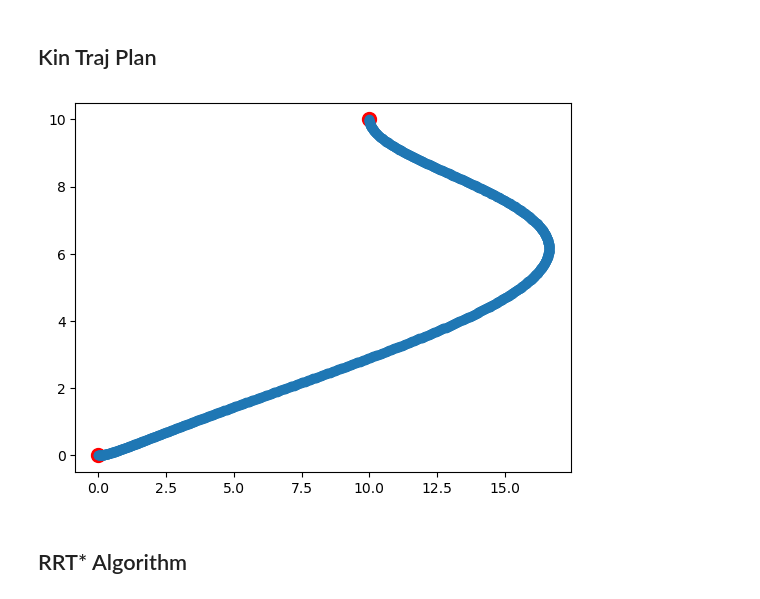
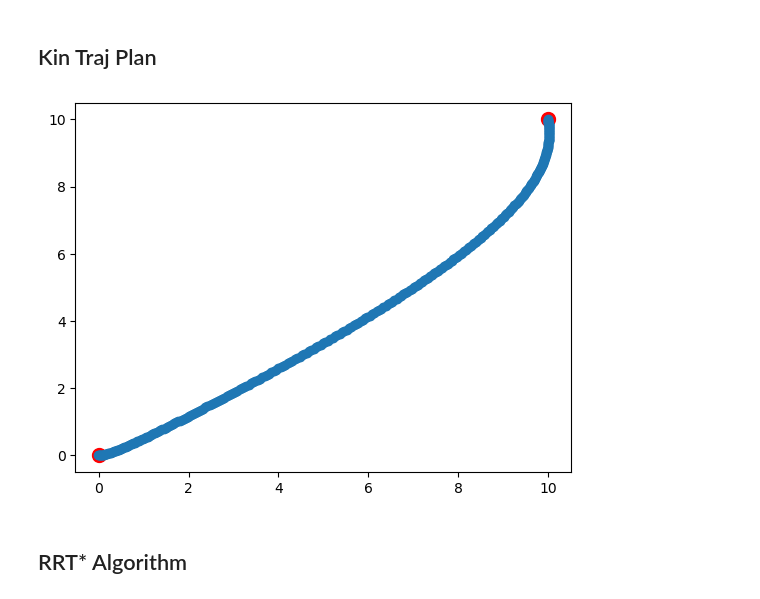
Before and after one commit to difra100/AMR_Testings, a Jupyter notebook: rrt_impl/kinodynamics.ipynb, the cells around one changed output. Saved outputs shown, nothing was run; the diff lists cells and outputs as text; code cells hidden in the pictures.

```diff
--- a/rrt_impl/kinodynamics.ipynb
+++ b/rrt_impl/kinodynamics.ipynb
@@ -166,7 +166,7 @@ class KinoDynamicTrajectoryPlanner:
                         [0, 0],
                         [1, 0],
                         [0, 1]])
-            R = np.array([[10000, 0],
+            R = np.array([[100, 0],
                         [0, 10000]])
         else:
             theta, eta1, eta2, xi = state[2][0], state[3][0], state[4][0], state[5][0]
@@ -328,35 +328,34 @@ xi_i = 0.001 # initial xi
 
 X_f = 10 # final X
 Y_f = 10 # final Y
 theta_f = math.atan2(Y_f - Y_i, X_f - X_i) # final theta
 
 eta1_f = 0.1 # final xd
 eta2_f = 0.1 # final yd
 xi_f = 0 # initial xi
 
-jerk = False
 
 if jerk:
 
     qi = np.array([[X_i], [Y_i], [theta_i], [eta1_i], [eta2_i], [xi_i]])
 
     qf = np.array([[X_f], [Y_f], [theta_f], [eta1_f], [eta2_f], [xi_f]])
 
 else:
 
     qi = np.array([[X_i], [Y_i], [theta_i], [eta1_i], [eta2_i]])
 
     qf = np.array([[X_f], [Y_f], [theta_f], [eta1_f], [eta2_f]])
 
 KD = KinoDynamicTrajectoryPlanner(qi, qf, jerk = jerk)
 
 KD.plan_opt_traj() # KD plan traj from initial node to the final one
 
 plt.scatter([X_i, X_f], [Y_i, Y_f], c = 'red', s = 100)
 plt.scatter([x[0] for x in KD.confs], [y[1] for y in KD.confs])
 plt.show()
 # %% [output]
-[figure, old version]
+[figure, new version]
 # %% [markdown]
 ## RRT* Algorithm
 # %%
```
Also changed, not shown: parts of 8 cells of this notebook, 3 other files.
